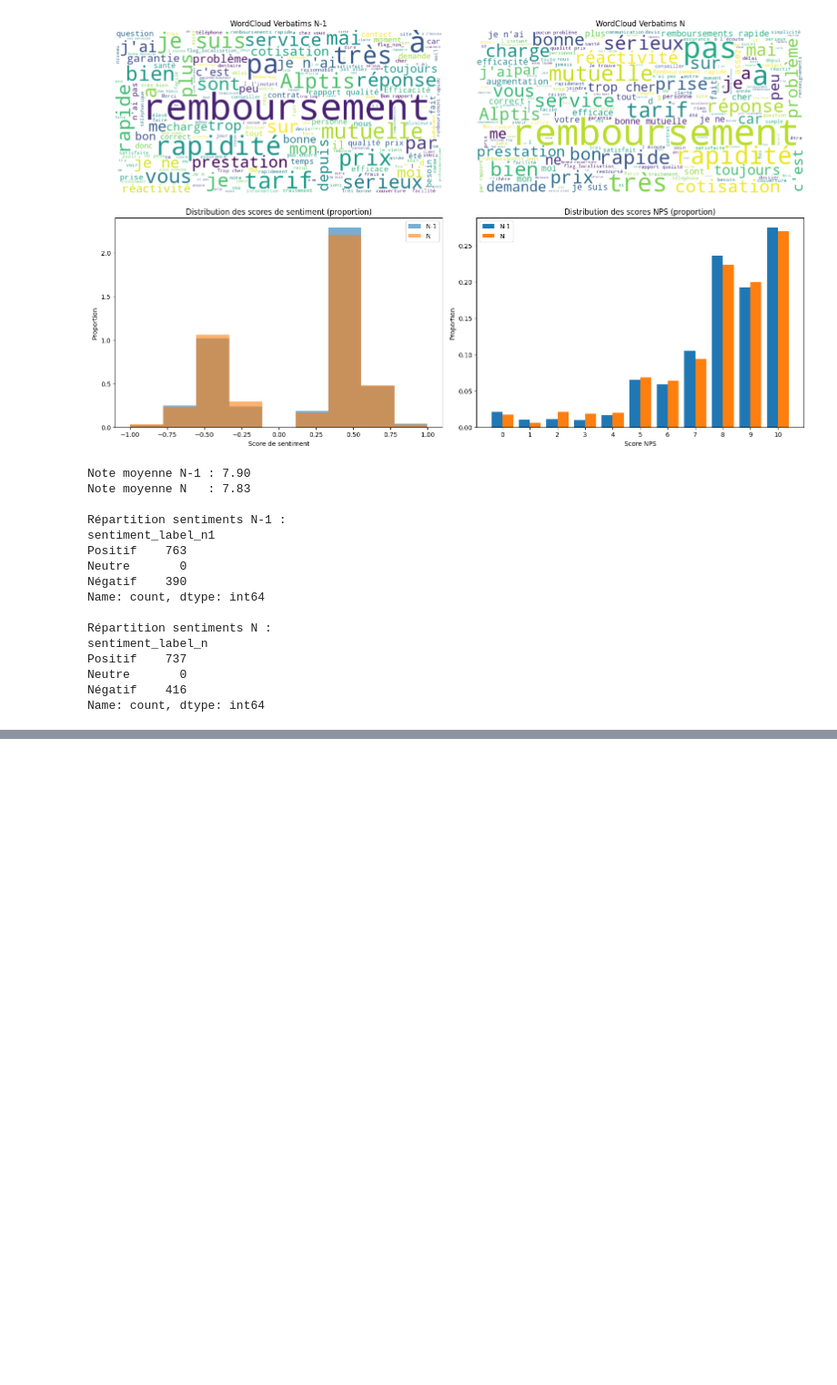
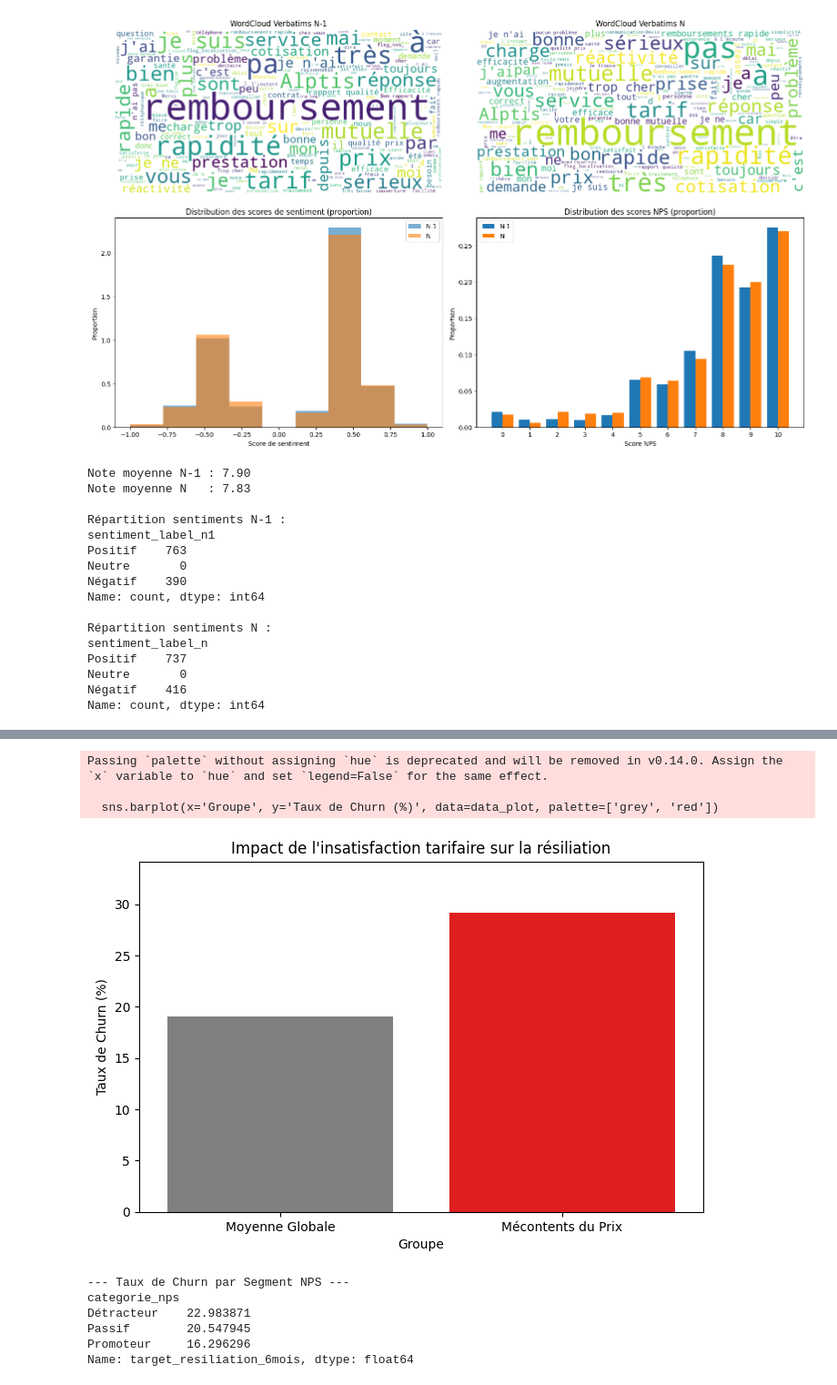
Before and after one commit to kellybourbon2/Alptis-churn-prediction, a Jupyter notebook: notebooks/NPS_analysis.ipynb, the cells around one changed output, grey strips where cells are left out. Shown at 91% size. Drawn from its saved outputs; the diff is of its cells as text; code cells hidden in the pictures; blank space fills up the shorter version.

```diff
--- a/notebooks/NPS_analysis.ipynb
+++ b/notebooks/NPS_analysis.ipynb
@@ -399,0 +280,10 @@ Name: count, dtype: int64
+# %%
+# Liste de mots-clés liés au prix/tarif
+mots_cles_prix = ['prix', 'tarif', 'cher', 'cotisation', 'augmentation', 'coût', 'cout']
+
+# Création d'un flag (0 ou 1) pour les clients mentionnant le prix
+pattern = '|'.join(mots_cles_prix)
+df_nps['mention_prix'] = df_nps['client_nps_verbatim_n'].str.contains(pattern, case=False, na=False)
+
+# On affine : on ne veut que ceux qui en parlent NÉGATIVEMENT (Sentiment < 0)
+df_prix_negatif = df_nps[(df_nps['mention_prix'] == True) & (df_nps['sentiment_score_n'] < 0)]
@@ -399,0 +308,44 @@ Name: count, dtype: int64
+# %%
+import seaborn as sns
+
+data_plot = pd.DataFrame({
+    'Groupe': ['Moyenne Globale', 'Mécontents du Prix'],
+    'Taux de Churn (%)': [taux_churn_global, taux_churn_prix]
+})
+
+plt.figure(figsize=(8, 5))
+sns.barplot(x='Groupe', y='Taux de Churn (%)', data=data_plot, palette=['grey', 'red'])
+plt.title('Impact de l\'insatisfaction tarifaire sur la résiliation')
+plt.ylim(0, max(taux_churn_prix, taux_churn_global) + 5)
+plt.show()
+# %% [output]
+Passing `palette` without assigning `hue` is deprecated and will be removed in v0.14.0. Assign the `x` variable to `hue` and set `legend=False` for the same effect.
+
+  sns.barplot(x='Groupe', y='Taux de Churn (%)', data=data_plot, palette=['grey', 'red'])
+[figure, added]
+# %%
+# 1. Définition des segments NPS
+def segment_nps(note):
+    if note <= 6:
+        return 'Détracteur'
+    elif note <= 8:
+        return 'Passif'
+    else:
+        return 'Promoteur'
+
+df_nps['categorie_nps'] = df_nps['client_nps_note_reco_n'].apply(segment_nps)
+
+# 2. Calcul du taux de churn par segment
+target = 'target_resiliation_6mois'
+stats_nps = df_nps.groupby('categorie_nps')[target].mean() * 100
+
+# 3. Affichage des résultats
+print("--- Taux de Churn par Segment NPS ---")
+print(stats_nps.sort_values(ascending=False))
+# %% [output]
+--- Taux de Churn par Segment NPS ---
+categorie_nps
+Détracteur    22.983871
+Passif        20.547945
+Promoteur     16.296296
+Name: target_resiliation_6mois, dtype: float64
```
Also changed, not shown: parts of 8 cells of this notebook.
